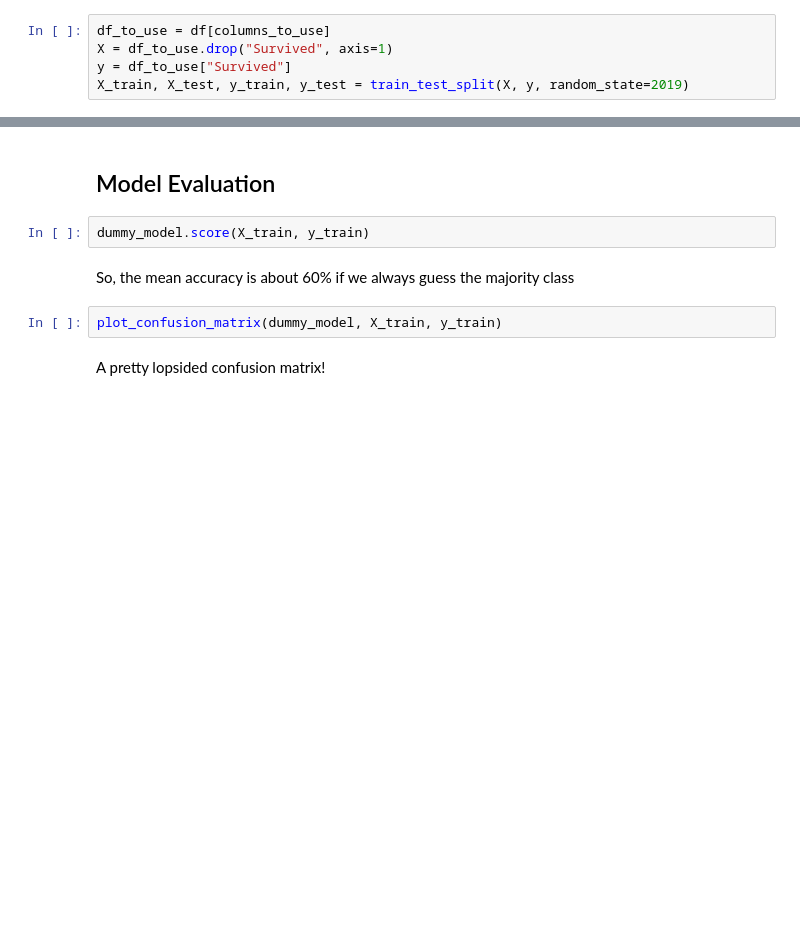
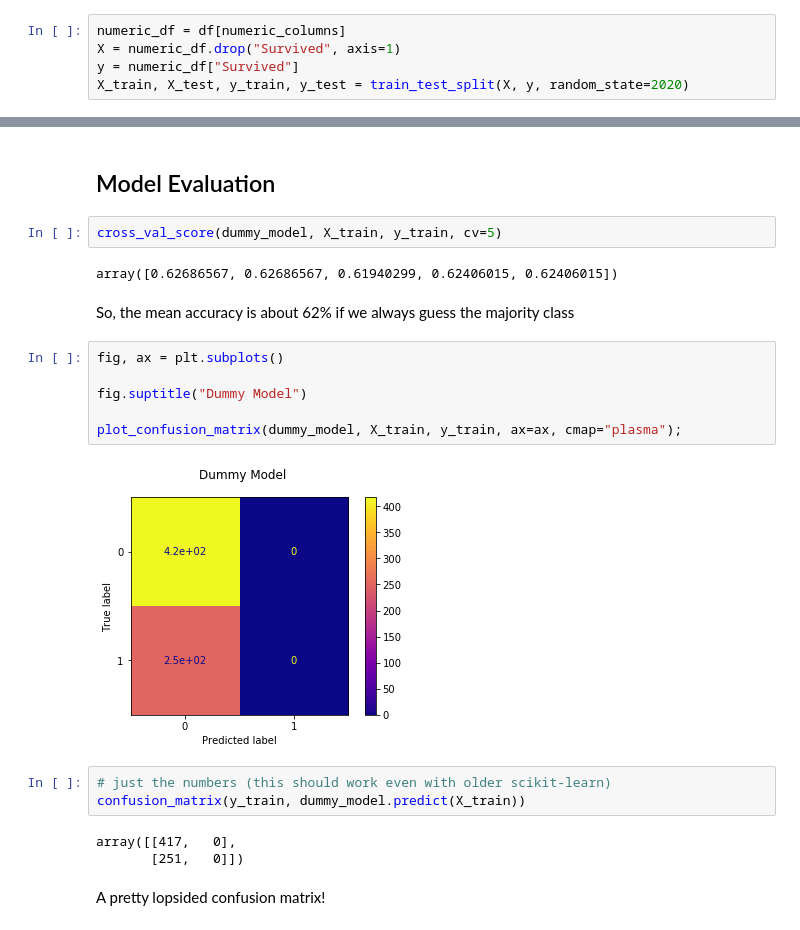
Before and after one commit to learn-co-students/predictive-classification-workflow-seattle-ds-012720, a Jupyter notebook: index.ipynb, the cells around one changed output, grey strips where cells are left out. Drawn from its saved outputs; the diff is of its cells as text; blank space fills up the shorter version.

```diff
--- a/index.ipynb
+++ b/index.ipynb
@@ -64,8 +86,8 @@ sns.pairplot(df[columns_to_use])
 # %%
-df_to_use = df[columns_to_use]
-X = df_to_use.drop("Survived", axis=1)
-y = df_to_use["Survived"]
-X_train, X_test, y_train, y_test = train_test_split(X, y, random_state=2019)
+numeric_df = df[numeric_columns]
+X = numeric_df.drop("Survived", axis=1)
+y = numeric_df["Survived"]
+X_train, X_test, y_train, y_test = train_test_split(X, y, random_state=2020)
 # %% [markdown]
 ## Modeling
 
@@ -84,11 +112,25 @@ dummy_model.predict(X_train)[:50]
 # %% [markdown]
 ## Model Evaluation
-# %%
-dummy_model.score(X_train, y_train)
+# %%
+cross_val_score(dummy_model, X_train, y_train, cv=5)
+# %% [output]
+array([0.62686567, 0.62686567, 0.61940299, 0.62406015, 0.62406015])
 # %% [markdown]
-So, the mean accuracy is about 60% if we always guess the majority class
+So, the mean accuracy is about 62% if we always guess the majority class
-# %%
-plot_confusion_matrix(dummy_model, X_train, y_train)
+# %%
+fig, ax = plt.subplots()
+
+fig.suptitle("Dummy Model")
+
+plot_confusion_matrix(dummy_model, X_train, y_train, ax=ax, cmap="plasma");
+# %% [output]
+[figure, added]
+# %%
+# just the numbers (this should work even with older scikit-learn)
+confusion_matrix(y_train, dummy_model.predict(X_train))
+# %% [output]
+array([[417,   0],
+       [251,   0]])
 # %% [markdown]
 A pretty lopsided confusion matrix!
 # %% [markdown]
```
Also changed, not shown: parts of 142 cells of this notebook, 1 other file.
